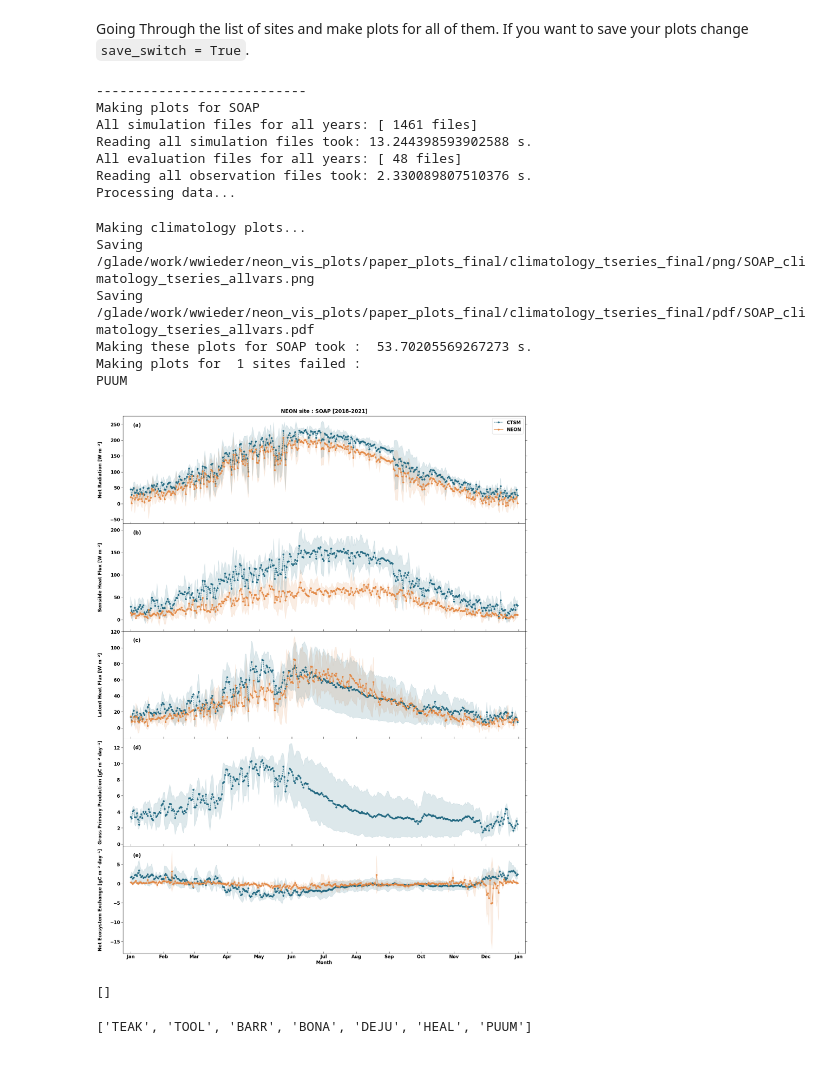
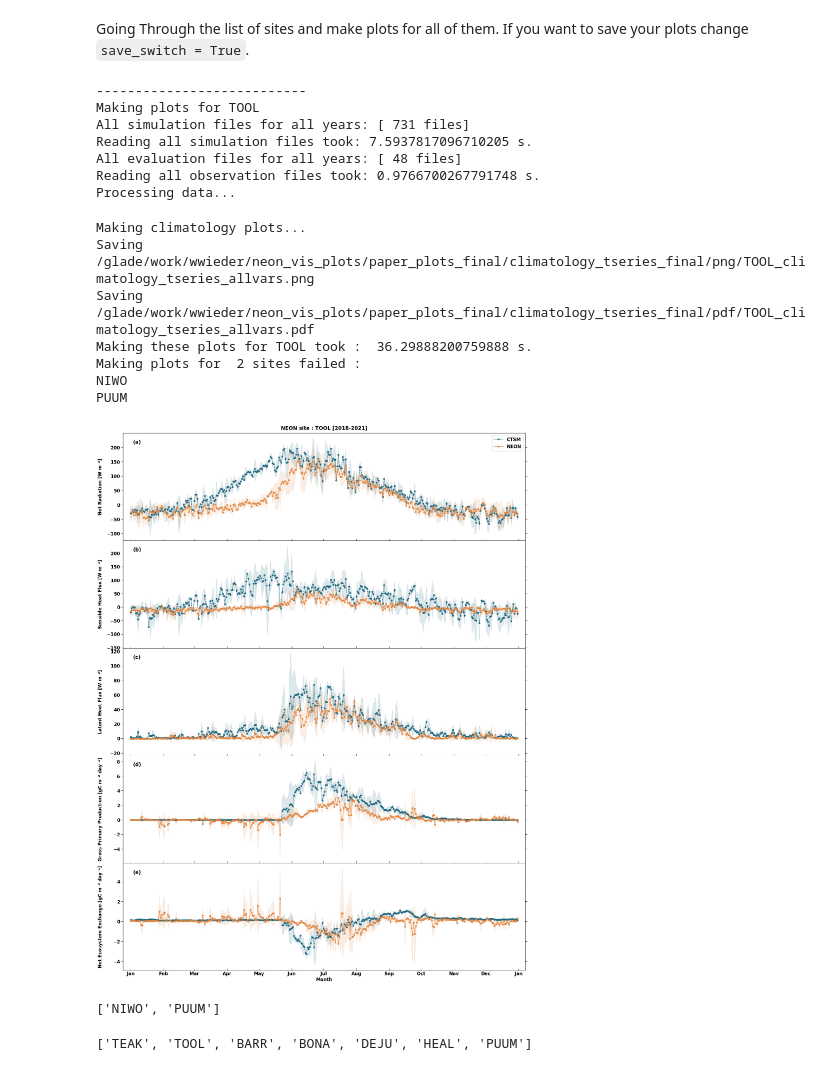
Before and after one commit to ntarasewicz/neon_scripts, a Jupyter notebook: notebooks/fig3_neon_paper_climatology.ipynb, the cells around one changed output. Drawn from its saved outputs; the diff is of its cells as text; code cells hidden in the pictures.

Commit message:
updates for latest simulations

```diff
--- a/notebooks/fig3_neon_paper_climatology.ipynb
+++ b/notebooks/fig3_neon_paper_climatology.ipynb
@@ -360,8 +365,8 @@ If you want to save your plots change `save_switch = True`.
 # %%
 save_switch = True
 years = ["2018","2019","2020","2021"]
-neon_sites2 = ['SOAP'] # for testing
-for neon_site in neon_sites2:
+neon_sites2 = ['TOOL'] # for testing
+for neon_site in neon_sites:
     try:
         start_site = time.time()
 
@@ -369,7 +374,8 @@ for neon_site in neon_sites2:
         print ("Making plots for "+neon_site)
         sim_files =[]
         for year in years:
-            sim_path = "/glade/scratch/wwieder/run_NEON_v2/tools/site_and_regional/archive/"+neon_site+".transient/lnd/hist/"
+            sim_path = "/glade/scratch/wwieder/NEON_testV2/archive/"+neon_site+".transient/lnd/hist/"
+            #sim_path = "/glade/scratch/wwieder/run_NEON_v2/tools/site_and_regional/archive/"+neon_site+".transient/lnd/hist/"
             #sim_path = "/glade/scratch/negins/neon_v2/tools/site_and_regional/archive/"+neon_site+".transient/lnd/hist/"
             sim_files.extend(sorted(glob(join(sim_path,neon_site+".transient.clm2.h1."+year+"*.nc"))))
 
@@ -490,46 +496,47 @@ for neon_site in neon_sites2:
         print ("Making climatology plots...")
         color1 = '#e28743'
         #color1 = '#f7aa15'
         color2 = '#1d657e'
         #========================================================================
         fig = plt.figure(num=None, figsize=(27, 37),  facecolor='w', edgecolor='k')
         climatology_tseries_allvars_fig3( fig, df_daily, df_daily_std, all_vars, plot_dir, color1,color2, save_switch)
 
         #fig = plt.figure(num=None, figsize=(27, 37),  facecolor='w', edgecolor='k')
         #climatology_boxplots_allvars_alt_fig3 ( fig, df_daily, df_daily_std, all_vars, plot_dir, color1,color2, save_switch)
 
 
         end_site = time.time()
         print("Making these plots for "+neon_site+" took : ", end_site-start_site, "s.")
         #plt.close('all')
 
     except Exception as e:
         print (e)
         print ('THIS SITE FAILED:', neon_site)
         failed_sites.append(neon_site)
         pass
 
 print ("Making plots for ", len(failed_sites), "sites failed : ")
 print (*failed_sites, sep=" \n")
 # %% [output]
 ---------------------------
-Making plots for SOAP
-All simulation files for all years: [ 1461 files]
-Reading all simulation files took: 13.244398593902588 s.
+Making plots for TOOL
+All simulation files for all years: [ 731 files]
+Reading all simulation files took: 7.5937817096710205 s.
 All evaluation files for all years: [ 48 files]
-Reading all observation files took: 2.330089807510376 s.
+Reading all observation files took: 0.9766700267791748 s.
 Processing data...
 Making climatology plots...
-Saving /glade/work/wwieder/neon_vis_plots/paper_plots_final/climatology_tseries_final/png/SOAP_climatology_tseries_allvars.png
-Saving /glade/work/wwieder/neon_vis_plots/paper_plots_final/climatology_tseries_final/pdf/SOAP_climatology_tseries_allvars.pdf
-Making these plots for SOAP took :  53.70205569267273 s.
-Making plots for  1 sites failed :
+Saving /glade/work/wwieder/neon_vis_plots/paper_plots_final/climatology_tseries_final/png/TOOL_climatology_tseries_allvars.png
+Saving /glade/work/wwieder/neon_vis_plots/paper_plots_final/climatology_tseries_final/pdf/TOOL_climatology_tseries_allvars.pdf
+Making these plots for TOOL took :  36.29888200759888 s.
+Making plots for  2 sites failed :
+NIWO
 PUUM
-[figure, old version]
+[figure, new version]
 # %%
 failed_sites
 # %% [output]
-[]
+['NIWO', 'PUUM']
 # %%
 neon_sites[-7:]
 # %% [output]
```
Also changed, not shown: parts of 3 cells of this notebook, 8 other files.
